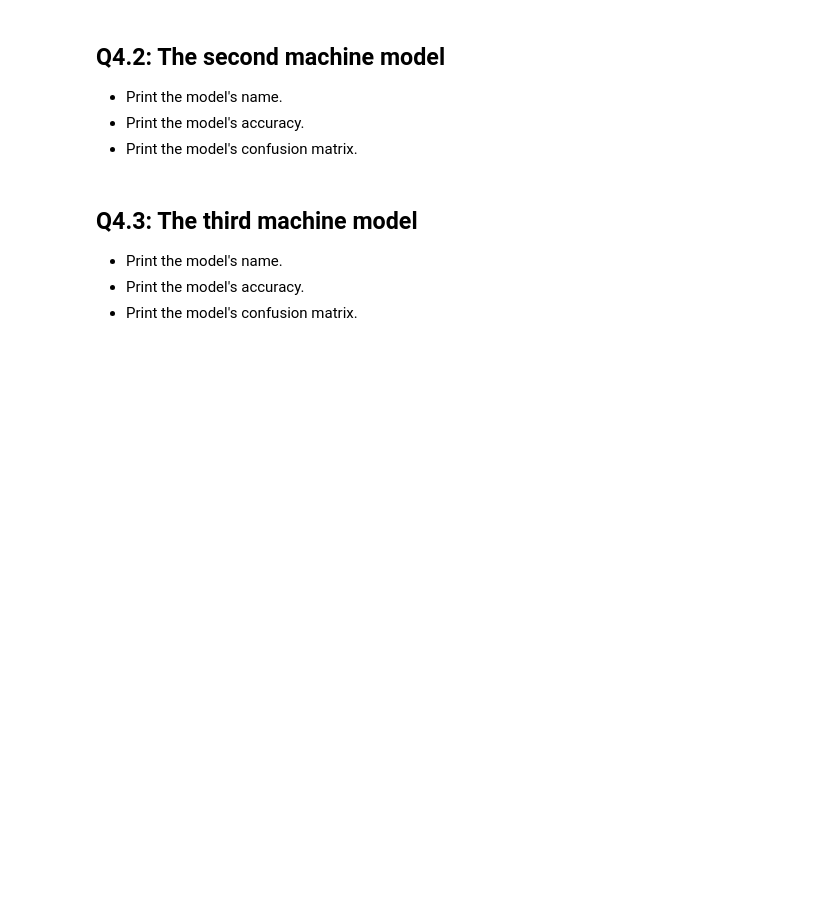
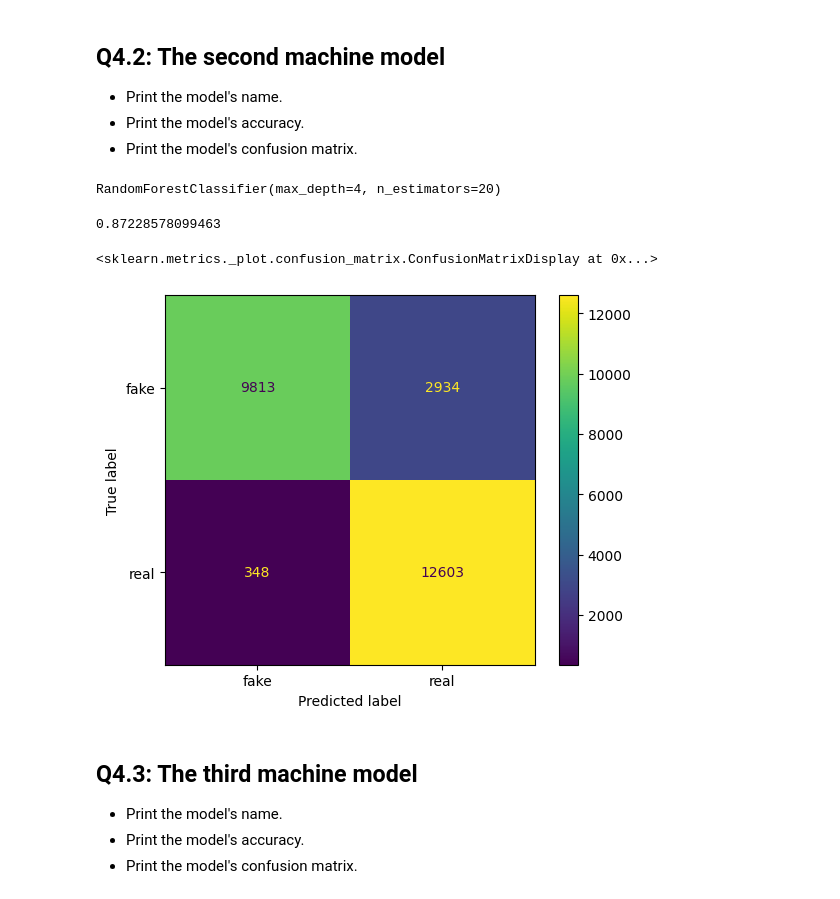
Before and after one commit to sambatika1/Decision-Trees-Lab1, a Jupyter notebook: Decision_Trees_Assignment.ipynb, the cells around one changed output. Cells and saved outputs as stored; diff of their text form; code cells hidden in the pictures; blank space fills up the shorter version.

```diff
--- a/Decision_Trees_Assignment.ipynb
+++ b/Decision_Trees_Assignment.ipynb
@@ -47,3 +111,9 @@
 - Print the model's confusion matrix.
 # %%
 # write your code here ^_^
+from sklearn.ensemble import RandomForestClassifier
+rn = RandomForestClassifier(n_estimators = 20, criterion = 'gini', max_depth = 4)
+# %%
+rn.fit(X_train, y_train)
+# %% [output]
+RandomForestClassifier(max_depth=4, n_estimators=20)
@@ -50,3 +122,12 @@
+# %%
+accuracy_score(y_test,pred)
+# %% [output]
+0.87228578099463
+# %%
+plot_confusion_matrix(rn, X_test, y_test)
+# %% [output]
+<sklearn.metrics._plot.confusion_matrix.ConfusionMatrixDisplay at 0x...>
+[figure, added]
 # %% [markdown]
 ## Q4.3: The third machine model
 - Print the model's name.
```
Also changed, not shown: parts of 14 cells of this notebook.
